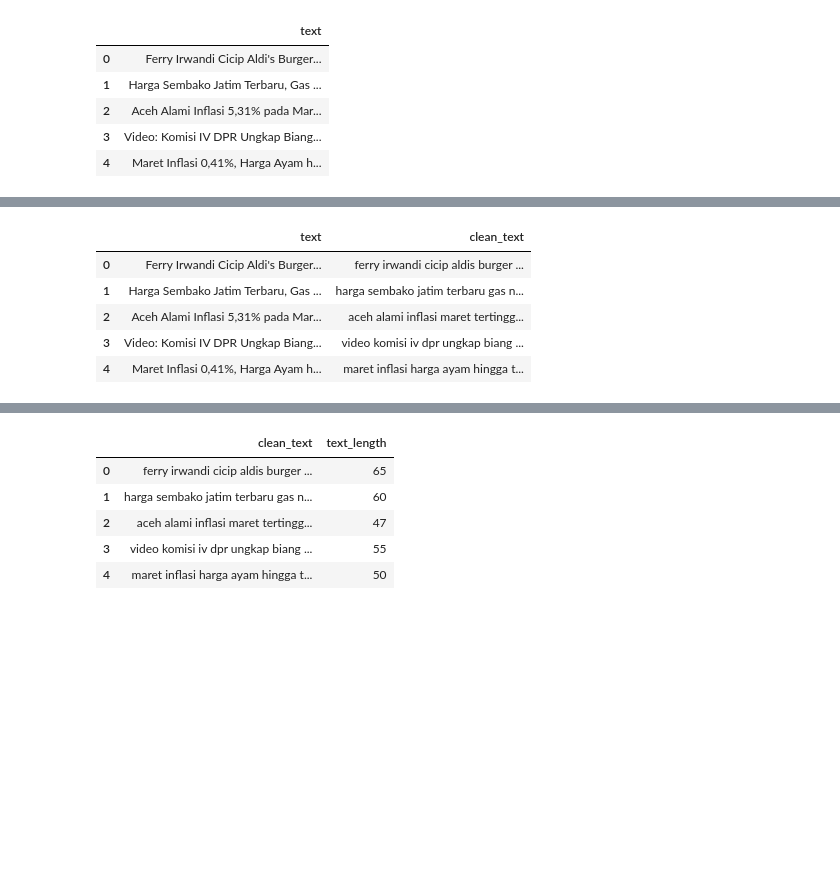
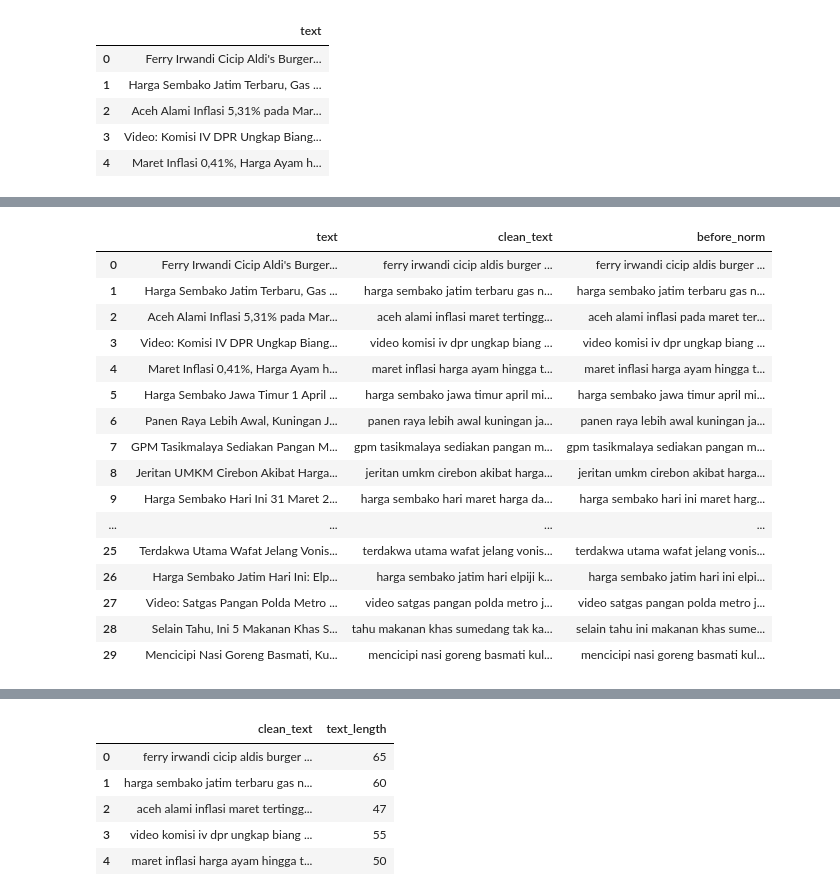
Before and after one commit to afllaabdi/tugas_NLP, a Jupyter notebook: Source_Code.ipynb, the cells around one changed output, grey strips where cells are left out. Saved outputs shown, nothing was run; the diff lists cells and outputs as text; code cells hidden in the pictures; blank space fills up the shorter version.

```diff
--- a/Source_Code.ipynb
+++ b/Source_Code.ipynb
@@ -69,21 +80,43 @@ df[['text', 'clean_text']].head()
 # %%
+# =========================
+# BEFORE NORMALIZATION
+# =========================
+df['before_norm'] = df['clean_text']
+
 # =========================
 # NORMALIZATION (STOPWORD)
 # =========================
 from Sastrawi.StopWordRemover.StopWordRemoverFactory import StopWordRemoverFactory
 
 factory = StopWordRemoverFactory()
 stopword = factory.create_stop_word_remover()
 df['clean_text'] = df['clean_text'].apply(stopword.remove)
 
-df.head()
+# =========================
+# COMPARE BEFORE vs AFTER
+# =========================
+compare = df[['before_norm', 'clean_text']].head(10)
+compare
+
+df.head(30)
 # %% [output]
-|  | text | clean_text |
-| 0 | Ferry Irwandi Cicip Aldi's Burger... | ferry irwandi cicip aldis burger ... |
-| 1 | Harga Sembako Jatim Terbaru, Gas ... | harga sembako jatim terbaru gas n... |
-| 2 | Aceh Alami Inflasi 5,31% pada Mar... | aceh alami inflasi maret tertingg... |
-| 3 | Video: Komisi IV DPR Ungkap Biang... | video komisi iv dpr ungkap biang ... |
-| 4 | Maret Inflasi 0,41%, Harga Ayam h... | maret inflasi harga ayam hingga t... |
+|  | text | clean_text | before_norm |
+| 0 | Ferry Irwandi Cicip Aldi's Burger... | ferry irwandi cicip aldis burger ... | ferry irwandi cicip aldis burger ... |
+| 1 | Harga Sembako Jatim Terbaru, Gas ... | harga sembako jatim terbaru gas n... | harga sembako jatim terbaru gas n... |
+| 2 | Aceh Alami Inflasi 5,31% pada Mar... | aceh alami inflasi maret tertingg... | aceh alami inflasi pada maret ter... |
+| 3 | Video: Komisi IV DPR Ungkap Biang... | video komisi iv dpr ungkap biang ... | video komisi iv dpr ungkap biang ... |
+| 4 | Maret Inflasi 0,41%, Harga Ayam h... | maret inflasi harga ayam hingga t... | maret inflasi harga ayam hingga t... |
+| 5 | Harga Sembako Jawa Timur 1 April ... | harga sembako jawa timur april mi... | harga sembako jawa timur april mi... |
+| 6 | Panen Raya Lebih Awal, Kuningan J... | panen raya lebih awal kuningan ja... | panen raya lebih awal kuningan ja... |
+| 7 | GPM Tasikmalaya Sediakan Pangan M... | gpm tasikmalaya sediakan pangan m... | gpm tasikmalaya sediakan pangan m... |
+| 8 | Jeritan UMKM Cirebon Akibat Harga... | jeritan umkm cirebon akibat harga... | jeritan umkm cirebon akibat harga... |
+| 9 | Harga Sembako Hari Ini 31 Maret 2... | harga sembako hari maret harga da... | harga sembako hari ini maret harg... |
+| ... | ... | ... | ... |
+| 25 | Terdakwa Utama Wafat Jelang Vonis... | terdakwa utama wafat jelang vonis... | terdakwa utama wafat jelang vonis... |
+| 26 | Harga Sembako Jatim Hari Ini: Elp... | harga sembako jatim hari elpiji k... | harga sembako jatim hari ini elpi... |
+| 27 | Video: Satgas Pangan Polda Metro ... | video satgas pangan polda metro j... | video satgas pangan polda metro j... |
+| 28 | Selain Tahu, Ini 5 Makanan Khas S... | tahu makanan khas sumedang tak ka... | selain tahu ini makanan khas sume... |
+| 29 | Mencicipi Nasi Goreng Basmati, Ku... | mencicipi nasi goreng basmati kul... | mencicipi nasi goreng basmati kul... |
 # %%
 # =========================
 # DATA REDUCTION
```
Also changed, not shown: parts of 3 cells of this notebook.
